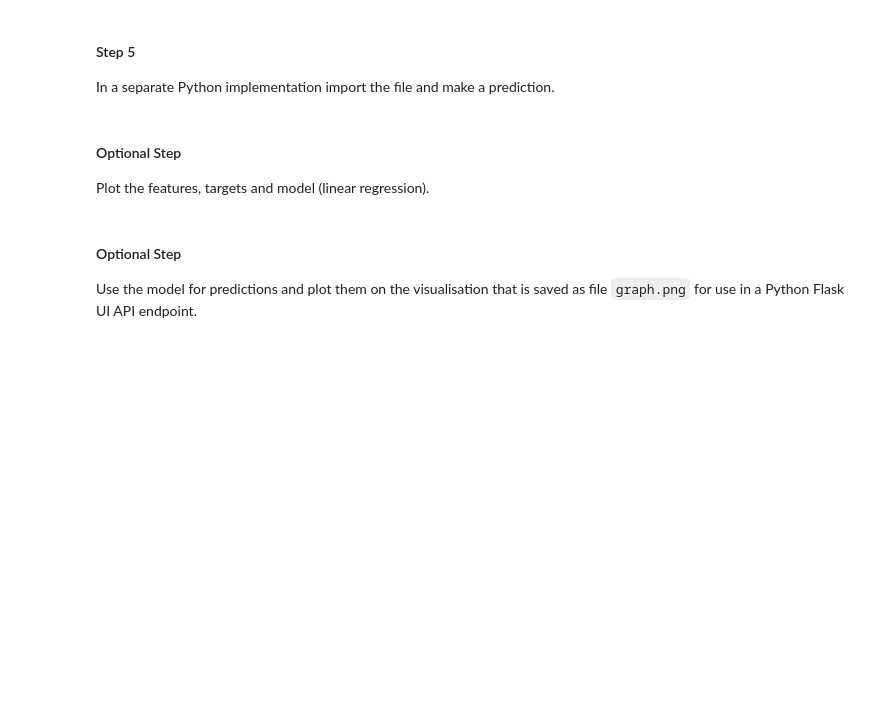
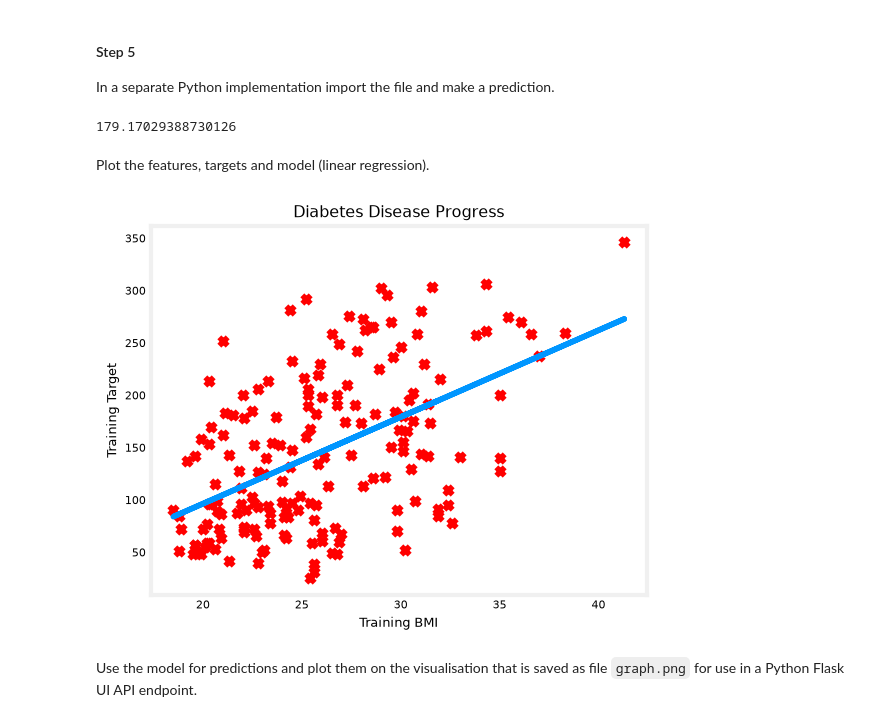
Before and after one commit to BaulkhamHillsHS/MLOps-Dunne, a Jupyter notebook: 3.Operations/3.1.Deploy_Model/3.1.1.Basic_Model_Depolyment.ipynb, the cells around one changed output. Drawn from its saved outputs; the diff is of its cells as text; code cells hidden in the pictures; blank space fills up the shorter version.

```diff
--- a/3.Operations/3.1.Deploy_Model/3.1.1.Basic_Model_Depolyment.ipynb
+++ b/3.Operations/3.1.Deploy_Model/3.1.1.Basic_Model_Depolyment.ipynb
@@ -75,23 +88,24 @@ In a separate Python implementation import the file and make a prediction.
 # %%
 filename = 'my_saved_model.sav'
 loaded_model = pickle.load(open(filename, 'rb'))
-predict = np.array([4]).reshape(1, -1)
+predict = np.array([30]).reshape(1, -1)
 result = loaded_model.predict(predict)
 print(result[0])
+# %% [output]
+179.17029388730126
 # %% [markdown]
-#### Optional Step
 
 Plot the features, targets and model (linear regression).
 # %%
 y_pred = my_model.predict(x)
 plt.plot(x, y_pred)
 plt.scatter(x, y, marker='x', c='r')
-plt.title("NESA Course Specifications Data")
-plt.ylabel(f'Training {training_data.columns[0]}')
-plt.xlabel(f'Training {training_data.columns[1]}')
+plt.title("Diabetes Disease Progress")
+plt.ylabel('Training Target')
+plt.xlabel(f'Training {x_col}')
 plt.show()
+# %% [output]
+[figure, added]
 # %% [markdown]
-#### Optional Step
-
 Use the model for predictions and plot them on the visualisation that is saved as file `graph.png` for use in a Python Flask UI API endpoint.
 # %%
```
Also changed, not shown: parts of 8 cells of this notebook.
